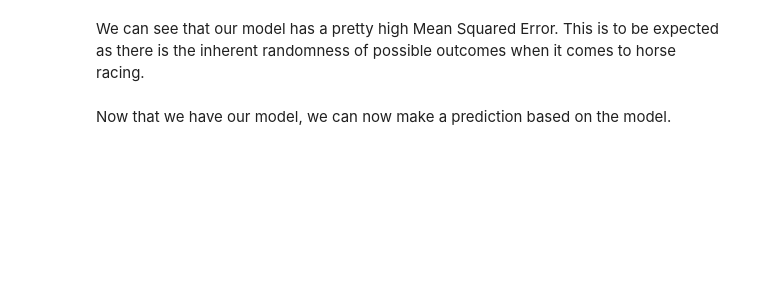
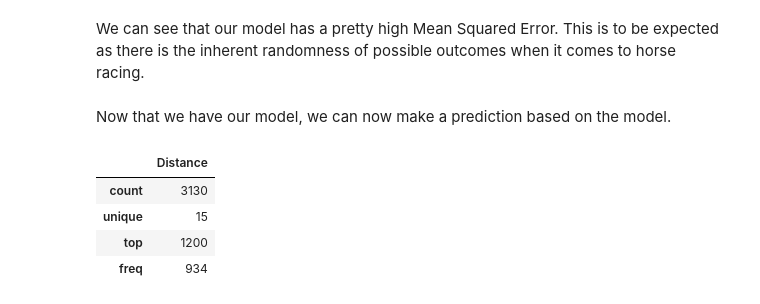
Before and after one commit to TAN-AIK-CHONG/Horse-Race-Prediction, a Jupyter notebook: data_collection (2).ipynb, the cells around one changed output. Saved outputs shown, nothing was run; the diff lists cells and outputs as text; code cells hidden in the pictures; blank space fills up the shorter version.

```diff
--- a/data_collection (2).ipynb
+++ b/data_collection (2).ipynb
@@ -172,3 +424,11 @@ Now that we have our model, we can now make a prediction based on the model.
 def predictTime(bar, cWeight, hWeight, dist, rating, going, track, jockey, trainer):
     predictedTime = regr.predict([[bar], [cWeight], [hWeight], [dist], [rating], [going], [track], [jockey], [trainer]])
     return predictedTime
+# %%
+filtered_df[['Distance']].describe()
+# %% [output]
+|  | Distance |
+| count | 3130 |
+| unique | 15 |
+| top | 1200 |
+| freq | 934 |
```
Also changed, not shown: parts of 10 cells of this notebook.
